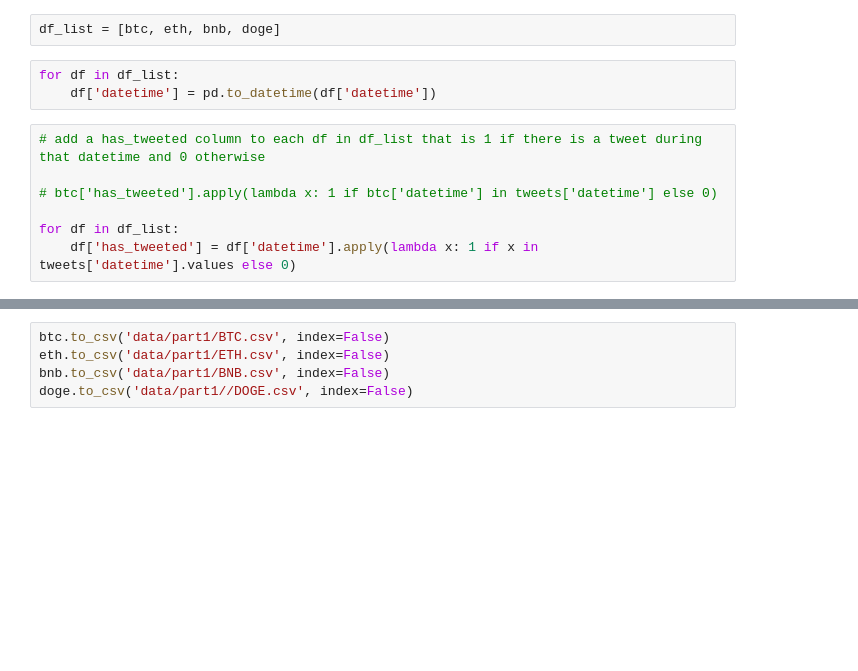
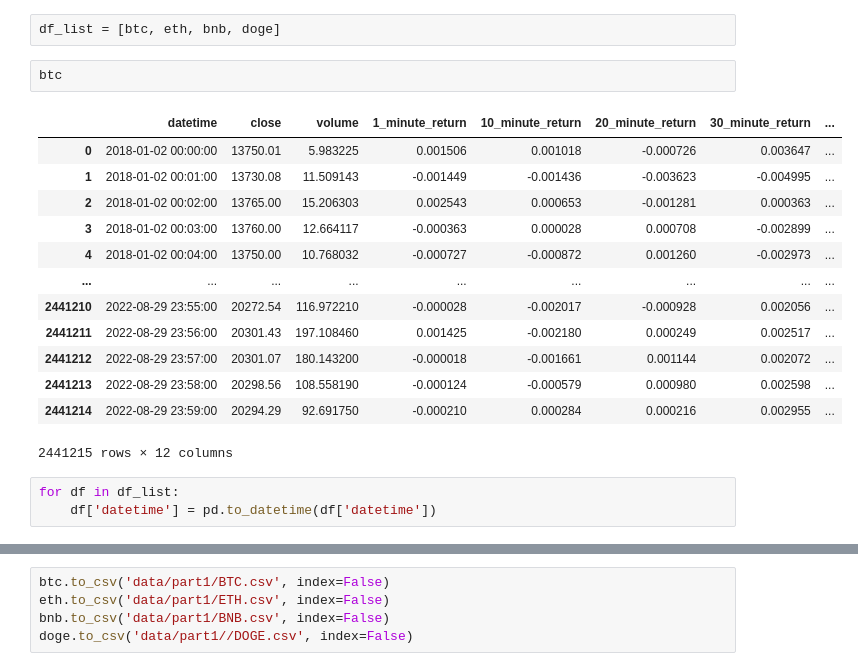
Before and after one commit to vladlevitin/finance_project, a Jupyter notebook: analysis.ipynb, the cells around one changed output, grey strips where cells are left out. Cells and saved outputs as stored; diff of their text form; blank space fills up the shorter version.

```diff
--- a/analysis.ipynb
+++ b/analysis.ipynb
@@ -124,13 +124,22 @@ bnb = pd.read_csv('data/processed_crypto_data/BNB.csv')
 doge = pd.read_csv('data/processed_crypto_data/DOGE.csv')
 # %%
 df_list = [btc, eth, bnb, doge]
+# %%
+btc
+# %% [output]
+|  | datetime | close | volume | 1_minute_return | 10_minute_return | 20_minute_return | 30_minute_return | ... |
+| 0 | 2018-01-02 00:00:00 | 13750.01 | 5.983225 | 0.001506 | 0.001018 | -0.000726 | 0.003647 | ... |
+| 1 | 2018-01-02 00:01:00 | 13730.08 | 11.509143 | -0.001449 | -0.001436 | -0.003623 | -0.004995 | ... |
+| 2 | 2018-01-02 00:02:00 | 13765.00 | 15.206303 | 0.002543 | 0.000653 | -0.001281 | 0.000363 | ... |
+| 3 | 2018-01-02 00:03:00 | 13760.00 | 12.664117 | -0.000363 | 0.000028 | 0.000708 | -0.002899 | ... |
+| 4 | 2018-01-02 00:04:00 | 13750.00 | 10.768032 | -0.000727 | -0.000872 | 0.001260 | -0.002973 | ... |
+| ... | ... | ... | ... | ... | ... | ... | ... | ... |
+| 2441210 | 2022-08-29 23:55:00 | 20272.54 | 116.972210 | -0.000028 | -0.002017 | -0.000928 | 0.002056 | ... |
+| 2441211 | 2022-08-29 23:56:00 | 20301.43 | 197.108460 | 0.001425 | -0.002180 | 0.000249 | 0.002517 | ... |
+| 2441212 | 2022-08-29 23:57:00 | 20301.07 | 180.143200 | -0.000018 | -0.001661 | 0.001144 | 0.002072 | ... |
+| 2441213 | 2022-08-29 23:58:00 | 20298.56 | 108.558190 | -0.000124 | -0.000579 | 0.000980 | 0.002598 | ... |
+| 2441214 | 2022-08-29 23:59:00 | 20294.29 | 92.691750 | -0.000210 | 0.000284 | 0.000216 | 0.002955 | ... |
+2441215 rows × 12 columns
 # %%
 for df in df_list:
     df['datetime'] = pd.to_datetime(df['datetime'])
-# %%
-# add a has_tweeted column to each df in df_list that is 1 if there is a tweet during that datetime and 0 otherwise
-
-# btc['has_tweeted'].apply(lambda x: 1 if btc['datetime'] in tweets['datetime'] else 0)
-
-for df in df_list:
-    df['has_tweeted'] = df['datetime'].apply(lambda x: 1 if x in tweets['datetime'].values else 0)
```
Also changed, not shown: parts of 33 cells of this notebook, 1 other file.
